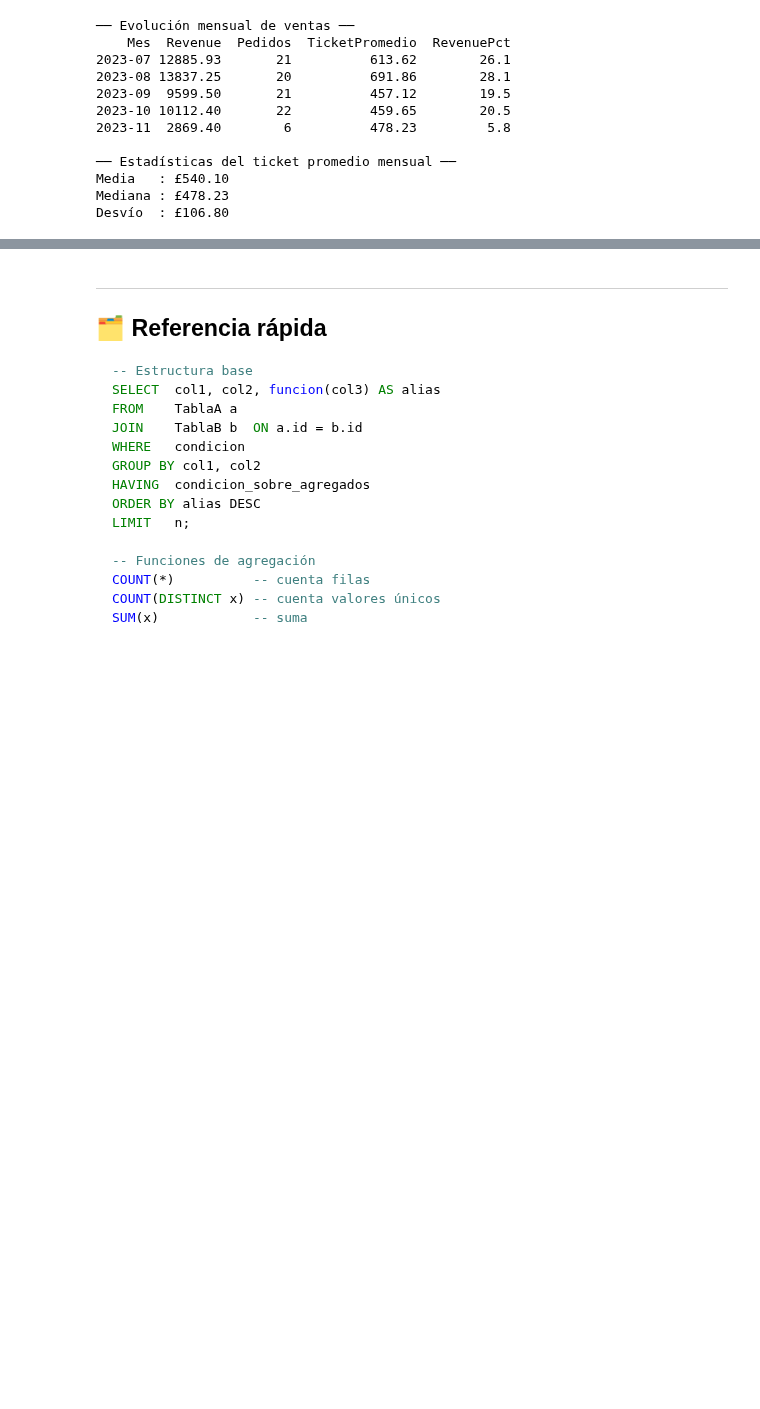
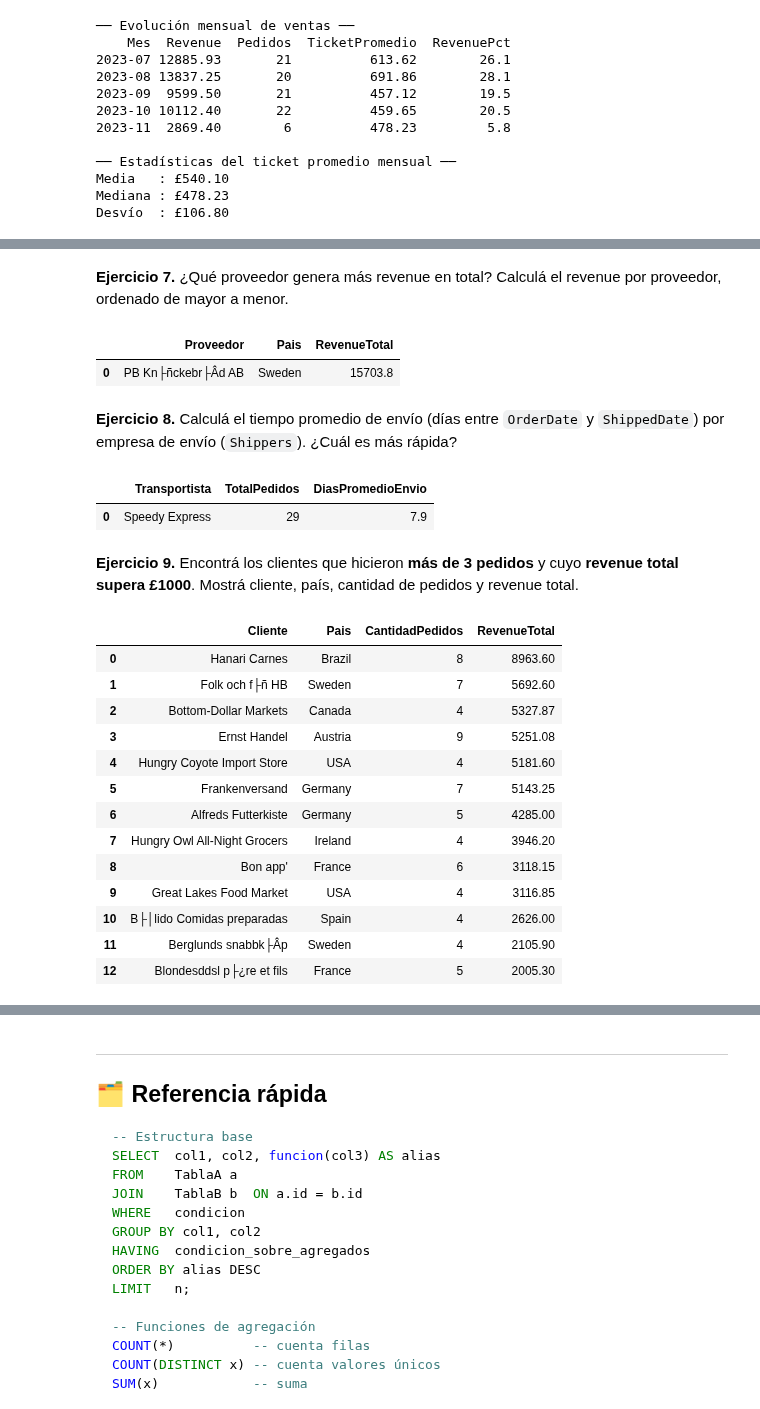
Before and after one commit to alexballera/taller-tgad-fce, a Jupyter notebook: sesiones/segundo-parcial/u2/clase11/teorica/bbdd/northwind_mysql.ipynb, the cells around one changed output, grey strips where cells are left out. Cells and saved outputs as stored; diff of their text form; code cells hidden in the pictures; blank space fills up the shorter version.

```diff
--- a/sesiones/segundo-parcial/u2/clase11/teorica/bbdd/northwind_mysql.ipynb
+++ b/sesiones/segundo-parcial/u2/clase11/teorica/bbdd/northwind_mysql.ipynb
@@ -842,6 +851,68 @@ Desvío  : £106.80
+# %% [markdown]
+**Ejercicio 7.** ¿Qué proveedor genera más revenue en total? Calculá el revenue por proveedor, ordenado de mayor a menor.
 # %%
 # Ejercicio 7
+query("""
+    SELECT  s.CompanyName AS Proveedor,
+            s.Country AS Pais,
+            ROUND(SUM(od.Quantity * od.UnitPrice * (1 - od.Discount)), 2) AS RevenueTotal
+    FROM    Suppliers s
+    JOIN    Products p ON s.SupplierID = p.SupplierID
+    JOIN    OrderDetails od ON p.ProductID = od.ProductID
+    GROUP BY s.SupplierID, s.CompanyName, s.Country
+    ORDER BY RevenueTotal DESC
+    LIMIT 1
+""")
+# %% [output]
+|  | Proveedor | Pais | RevenueTotal |
+| 0 | PB Kn├ñckebr├Âd AB | Sweden | 15703.8 |
+# %% [markdown]
+**Ejercicio 8.** Calculá el tiempo promedio de envío (días entre `OrderDate` y `ShippedDate`) por empresa de envío (`Shippers`). ¿Cuál es más rápida?
 # %%
 # Ejercicio 8
+query("""
+    SELECT  s.CompanyName AS Transportista,
+            COUNT(o.OrderID) AS TotalPedidos,
+            ROUND(AVG(DATEDIFF(o.ShippedDate, o.OrderDate)), 1) AS DiasPromedioEnvio
+    FROM    Orders o
+    JOIN    Shippers s ON o.ShipperID = s.ShipperID
+    WHERE   o.ShippedDate IS NOT NULL
+    GROUP BY s.ShipperID, s.CompanyName
+    ORDER BY DiasPromedioEnvio ASC
+    LIMIT 1
+""")
+# %% [output]
+|  | Transportista | TotalPedidos | DiasPromedioEnvio |
+| 0 | Speedy Express | 29 | 7.9 |
+# %% [markdown]
+**Ejercicio 9.** Encontrá los clientes que hicieron **más de 3 pedidos** y cuyo **revenue total supera £1000**. Mostrá cliente, país, cantidad de pedidos y revenue total.
 # %%
 # Ejercicio 9
+query("""
+    SELECT  c.CompanyName AS Cliente,
+            c.Country AS Pais,
+            COUNT(DISTINCT o.OrderID) AS CantidadPedidos,
+            ROUND(SUM(od.Quantity * od.UnitPrice * (1 - od.Discount)), 2) AS RevenueTotal
+    FROM    Customers c
+    JOIN    Orders o ON c.CustomerID = o.CustomerID
+    JOIN    OrderDetails od ON o.OrderID = od.OrderID
+    GROUP BY c.CustomerID, c.CompanyName, c.Country
+    HAVING  COUNT(DISTINCT o.OrderID) > 3
+      AND   SUM(od.Quantity * od.UnitPrice * (1 - od.Discount)) > 1000
+    ORDER BY RevenueTotal DESC
+""")
+# %% [output]
+|  | Cliente | Pais | CantidadPedidos | RevenueTotal |
+| 0 | Hanari Carnes | Brazil | 8 | 8963.60 |
+| 1 | Folk och f├ñ HB | Sweden | 7 | 5692.60 |
+| 2 | Bottom-Dollar Markets | Canada | 4 | 5327.87 |
+| 3 | Ernst Handel | Austria | 9 | 5251.08 |
+| 4 | Hungry Coyote Import Store | USA | 4 | 5181.60 |
+| 5 | Frankenversand | Germany | 7 | 5143.25 |
+| 6 | Alfreds Futterkiste | Germany | 5 | 4285.00 |
+| 7 | Hungry Owl All-Night Grocers | Ireland | 4 | 3946.20 |
+| 8 | Bon app' | France | 6 | 3118.15 |
+| 9 | Great Lakes Food Market | USA | 4 | 3116.85 |
+| 10 | B├│lido Comidas preparadas | Spain | 4 | 2626.00 |
+| 11 | Berglunds snabbk├Âp | Sweden | 4 | 2105.90 |
+| 12 | Blondesddsl p├¿re et fils | France | 5 | 2005.30 |
```
Also changed, not shown: parts of 6 cells of this notebook, 1 other file.
